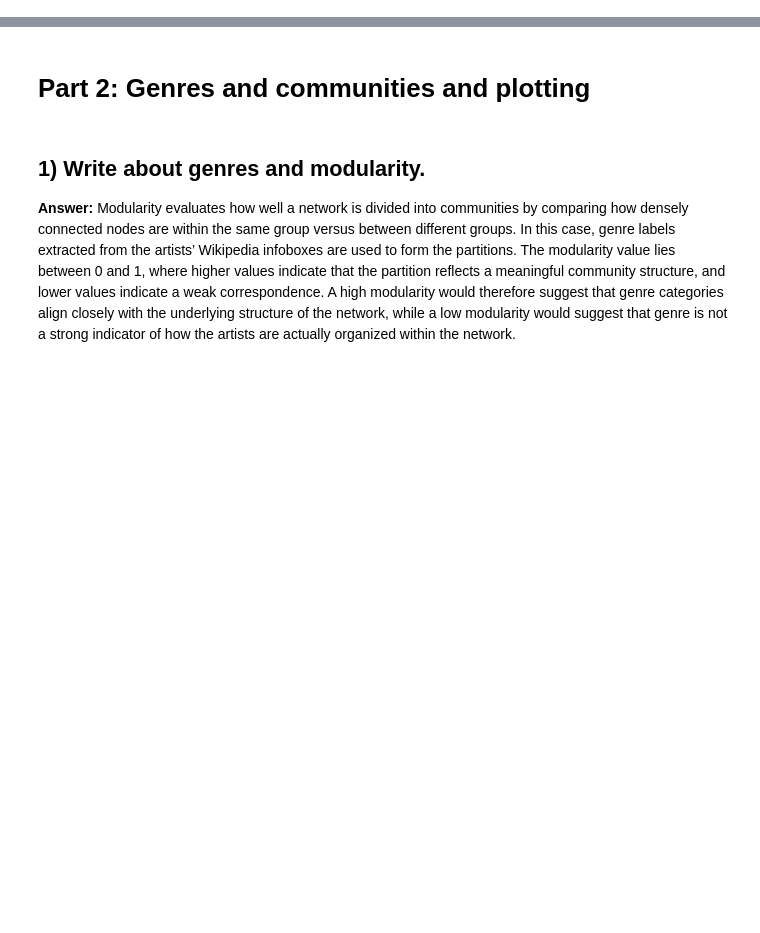
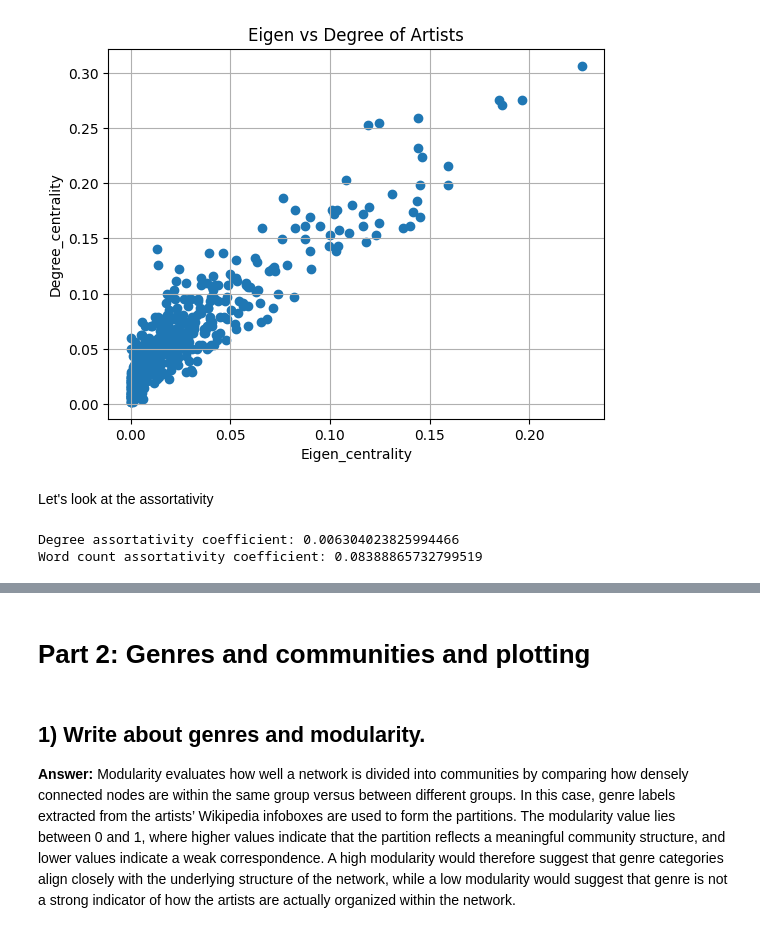
Before and after one commit to Emmsiiii/Assignment-2---02805-Social-Graphs-and-Interactions, a Jupyter notebook: Assignment-2.ipynb, the cells around one changed output, grey strips where cells are left out. Saved outputs shown, nothing was run; the diff lists cells and outputs as text; code cells hidden in the pictures; blank space fills up the shorter version.

```diff
--- a/Assignment-2.ipynb
+++ b/Assignment-2.ipynb
@@ -0,0 +16,9 @@
+# %%
+# Loading the graph
+url = "https://raw.githubusercontent.com/Emmsiiii/Assignment-1---02805-Social-Graphs-and-Interactions/main/rock_artists_network.gexf"
+urllib.request.urlretrieve(url, "rock_artists_network.gexf")
+G = nx.read_gexf("rock_artists_network.gexf")
+G.remove_node('AC/DC')
+G_un = G.to_undirected()
+print(G)
+print(list(G.nodes(data=True))[0])
@@ -0,0 +95,20 @@
+# %%
+plt.scatter(nx.eigenvector_centrality(G).values(), nx.degree_centrality(G).values())
+
+plt.xlabel('Eigen_centrality')
+plt.ylabel('Degree_centrality')
+plt.title('Eigen vs Degree of Artists')
+plt.grid(True)
+# %% [output]
+[figure, added]
+# %% [markdown]
+Let's look at the assortativity
+# %%
+degree_assortativity = nx.degree_assortativity_coefficient(G_un)
+numeric_word_assortativity = nx.numeric_assortativity_coefficient(G_un, "word_count")
+
+print("Degree assortativity coefficient:", degree_assortativity)
+print("Word count assortativity coefficient:", numeric_word_assortativity)
+# %% [output]
+Degree assortativity coefficient: 0.006304023825994466
+Word count assortativity coefficient: 0.08388865732799519
```
Also changed, not shown: parts of 30 cells of this notebook.
